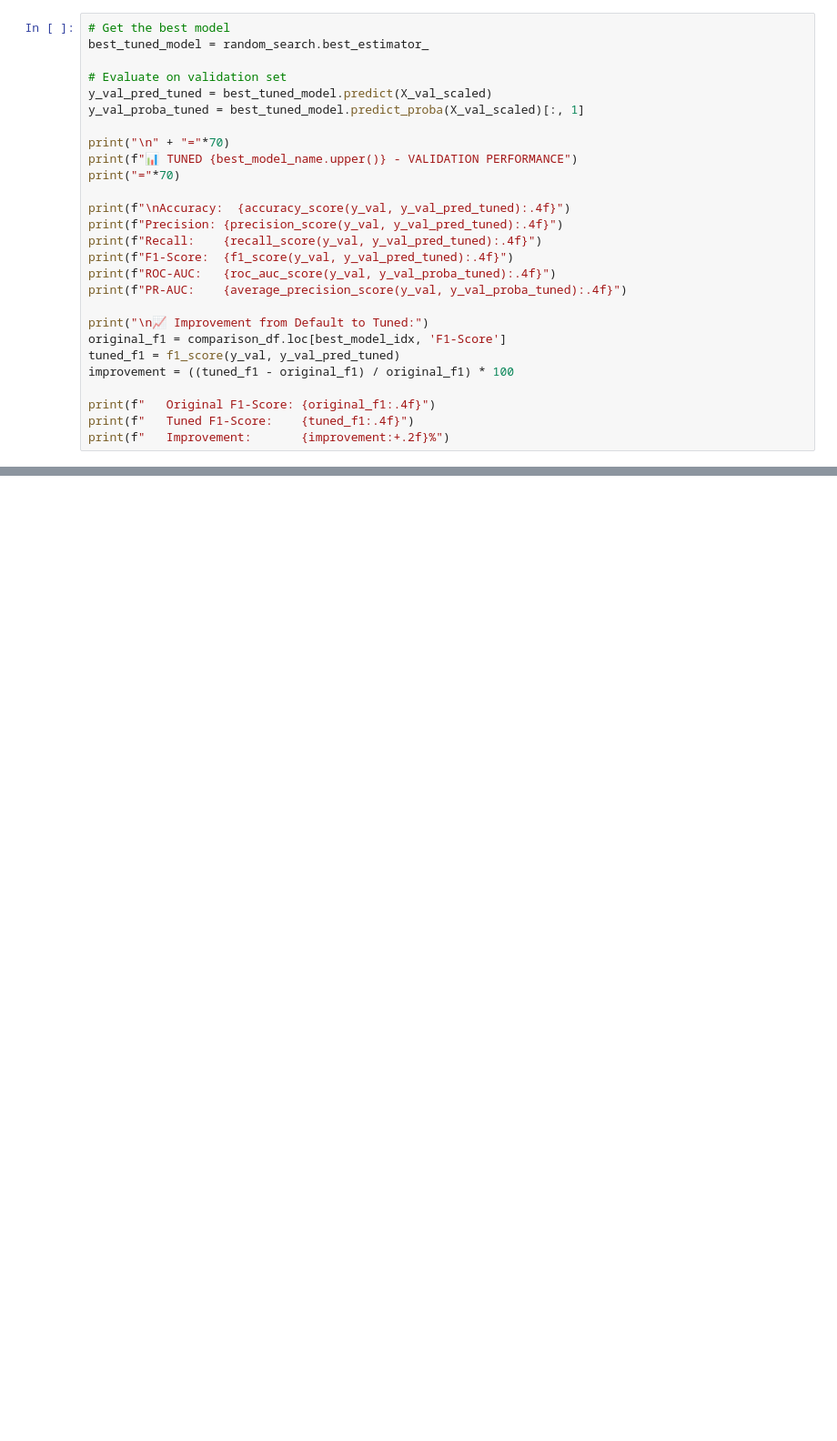
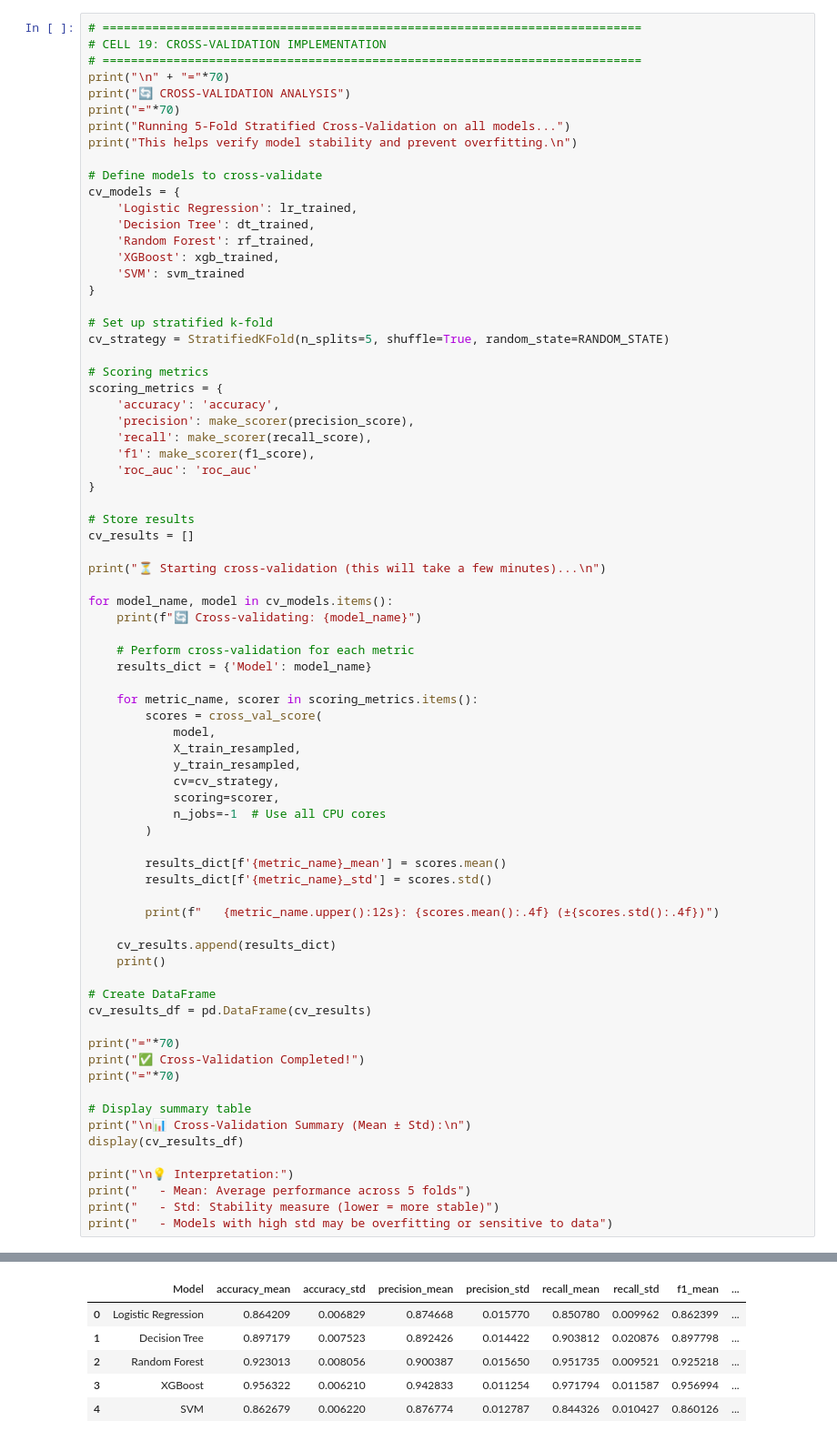
Before and after one commit to ahmedghazaly1/fraud_detection_project, a Jupyter notebook: NoteBooks/02_modeling.ipynb, the cells around one changed output, grey strips where cells are left out. Shown at 91% size. Cells and saved outputs as stored; diff of their text form; blank space fills up the shorter version.

```diff
--- a/NoteBooks/02_modeling.ipynb
+++ b/NoteBooks/02_modeling.ipynb
@@ -1077,29 +1152,77 @@ print(f"\n📊 Best cross-validation F1-score: {random_search.best_score_:.4f}")
 # %%
-# Get the best model
-best_tuned_model = random_search.best_estimator_
+# ============================================================================
+# CELL 19: CROSS-VALIDATION IMPLEMENTATION
+# ============================================================================
+print("\n" + "="*70)
+print("🔄 CROSS-VALIDATION ANALYSIS")
+print("="*70)
+print("Running 5-Fold Stratified Cross-Validation on all models...")
+print("This helps verify model stability and prevent overfitting.\n")
 
-# Evaluate on validation set
-y_val_pred_tuned = best_tuned_model.predict(X_val_scaled)
-y_val_proba_tuned = best_tuned_model.predict_proba(X_val_scaled)[:, 1]
+# Define models to cross-validate
+cv_models = {
+    'Logistic Regression': lr_trained,
+    'Decision Tree': dt_trained,
+    'Random Forest': rf_trained,
+    'XGBoost': xgb_trained,
+    'SVM': svm_trained
+}
 
-print("\n" + "="*70)
-print(f"📊 TUNED {best_model_name.upper()} - VALIDATION PERFORMANCE")
+# Set up stratified k-fold
+cv_strategy = StratifiedKFold(n_splits=5, shuffle=True, random_state=RANDOM_STATE)
+
+# Scoring metrics
+scoring_metrics = {
+    'accuracy': 'accuracy',
+    'precision': make_scorer(precision_score),
+    'recall': make_scorer(recall_score),
+    'f1': make_scorer(f1_score),
+    'roc_auc': 'roc_auc'
+}
+
+# Store results
+cv_results = []
+
+print("⏳ Starting cross-validation (this will take a few minutes)...\n")
+
+for model_name, model in cv_models.items():
+    print(f"🔄 Cross-validating: {model_name}")
+
+    # Perform cross-validation for each metric
+    results_dict = {'Model': model_name}
+
+    for metric_name, scorer in scoring_metrics.items():
+        scores = cross_val_score(
+            model,
+            X_train_resampled,
+            y_train_resampled,
+            cv=cv_strategy,
+            scoring=scorer,
+            n_jobs=-1  # Use all CPU cores
+        )
+
+        results_dict[f'{metric_name}_mean'] = scores.mean()
+        results_dict[f'{metric_name}_std'] = scores.std()
+
+        print(f"   {metric_name.upper():12s}: {scores.mean():.4f} (±{scores.std():.4f})")
+
+    cv_results.append(results_dict)
+    print()
+
+# Create DataFrame
+cv_results_df = pd.DataFrame(cv_results)
+
+print("="*70)
+print("✅ Cross-Validation Completed!")
 print("="*70)
 
-print(f"\nAccuracy:  {accuracy_score(y_val, y_val_pred_tuned):.4f}")
-print(f"Precision: {precision_score(y_val, y_val_pred_tuned):.4f}")
-print(f"Recall:    {recall_score(y_val, y_val_pred_tuned):.4f}")
-print(f"F1-Score:  {f1_score(y_val, y_val_pred_tuned):.4f}")
-print(f"ROC-AUC:   {roc_auc_score(y_val, y_val_proba_tuned):.4f}")
-print(f"PR-AUC:    {average_precision_score(y_val, y_val_proba_tuned):.4f}")
+# Display summary table
+print("\n📊 Cross-Validation Summary (Mean ± Std):\n")
+display(cv_results_df)
 
-print("\n📈 Improvement from Default to Tuned:")
-original_f1 = comparison_df.loc[best_model_idx, 'F1-Score']
-tuned_f1 = f1_score(y_val, y_val_pred_tuned)
-improvement = ((tuned_f1 - original_f1) / original_f1) * 100
-
-print(f"   Original F1-Score: {original_f1:.4f}")
-print(f"   Tuned F1-Score:    {tuned_f1:.4f}")
-print(f"   Improvement:       {improvement:+.2f}%")
+print("\n💡 Interpretation:")
+print("   - Mean: Average performance across 5 folds")
+print("   - Std: Stability measure (lower = more stable)")
+print("   - Models with high std may be overfitting or sensitive to data")
 # %% [output]
 ======================================================================
@@ -1119,0 +1245,6 @@ PR-AUC:    0.6699
+|  | Model | accuracy_mean | accuracy_std | precision_mean | precision_std | recall_mean | recall_std | f1_mean | ... |
+| 0 | Logistic Regression | 0.864209 | 0.006829 | 0.874668 | 0.015770 | 0.850780 | 0.009962 | 0.862399 | ... |
+| 1 | Decision Tree | 0.897179 | 0.007523 | 0.892426 | 0.014422 | 0.903812 | 0.020876 | 0.897798 | ... |
+| 2 | Random Forest | 0.923013 | 0.008056 | 0.900387 | 0.015650 | 0.951735 | 0.009521 | 0.925218 | ... |
+| 3 | XGBoost | 0.956322 | 0.006210 | 0.942833 | 0.011254 | 0.971794 | 0.011587 | 0.956994 | ... |
+| 4 | SVM | 0.862679 | 0.006220 | 0.876774 | 0.012787 | 0.844326 | 0.010427 | 0.860126 | ... |
```
Also changed, not shown: parts of 33 cells of this notebook, 11 other files.
